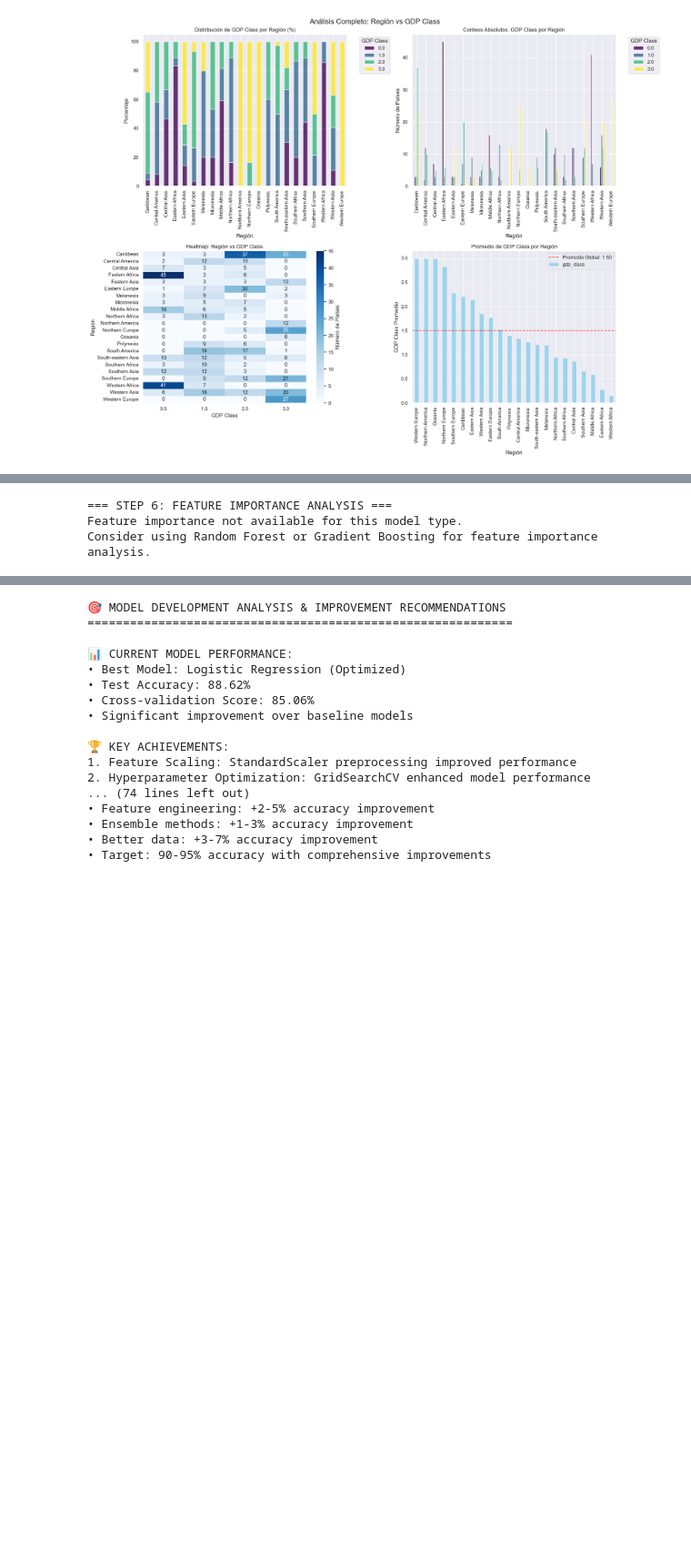
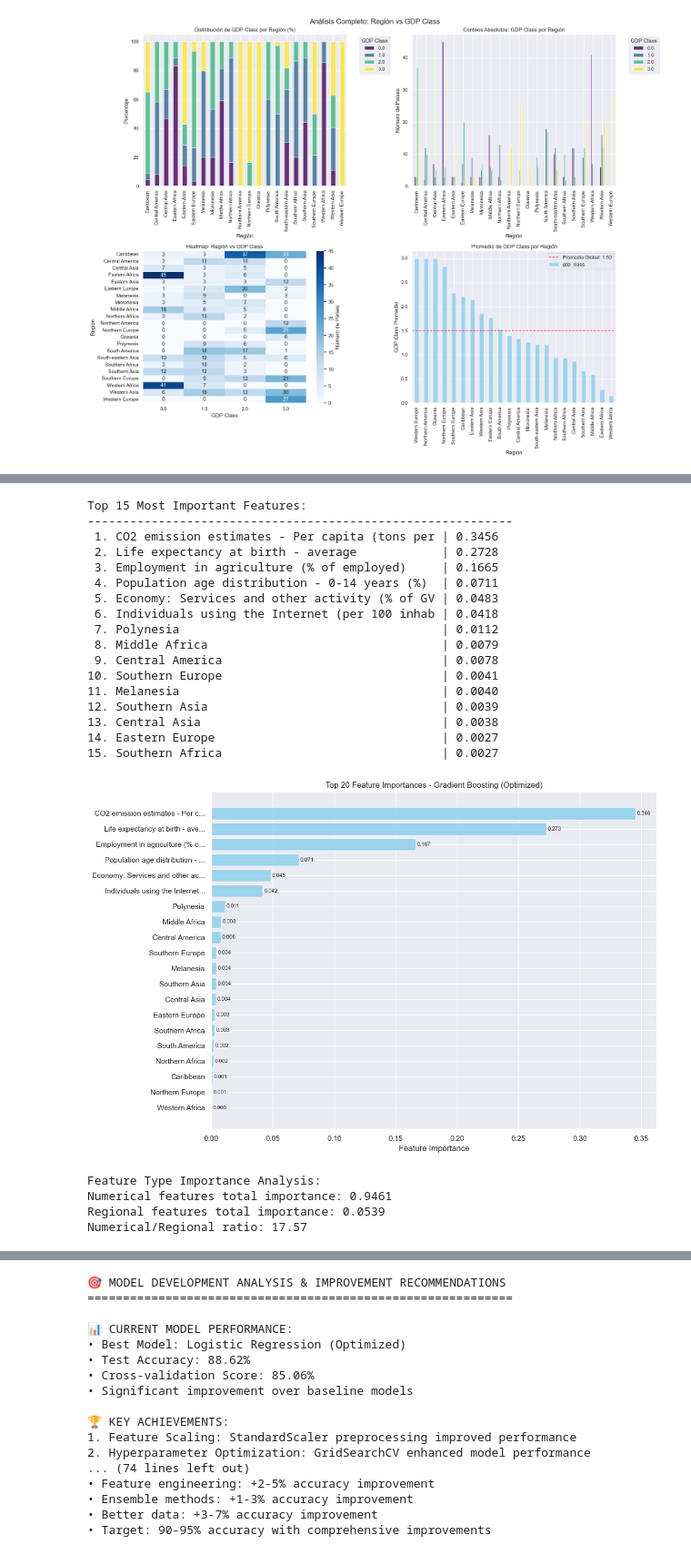
Before and after one commit to Kenji721/UN_data_Analysis, a Jupyter notebook: notebooks/4.MODEL_classification.ipynb, the cells around one changed output, grey strips where cells are left out. Shown at 91% size. Drawn from its saved outputs; the diff is of its cells as text; code cells hidden in the pictures; blank space fills up the shorter version.

```diff
--- a/notebooks/4.MODEL_classification.ipynb
+++ b/notebooks/4.MODEL_classification.ipynb
@@ -1196,8 +1130,7 @@ Class 1 (Low-Medium GDP): Precision, Recall, F1-score
 Class 2 (Medium-High GDP): Precision, Recall, F1-score
 Class 3 (Highest GDP): Precision, Recall, F1-score
 # %%
-# 6. FEATURE IMPORTANCE ANALYSIS
-print("=== STEP 6: FEATURE IMPORTANCE ANALYSIS ===")
+# Feature Importance
 
 # Get the best model for feature importance
 best_model_obj = None
@@ -1236,35 +1169,54 @@ if best_model_obj and hasattr(best_model_obj, 'feature_importances_'):
 
     bars = plt.barh(range(len(top_20_features)), top_20_features['importance'], color='skyblue', alpha=0.8)
     plt.yticks(range(len(top_20_features)),
                [name[:30] + '...' if len(name) > 30 else name for name in top_20_features['feature']])
     plt.xlabel('Feature Importance')
     plt.title(f'Top 20 Feature Importances - {best_model_name}')
     plt.gca().invert_yaxis()
 
     # Add importance values on bars
     for i, (bar, imp) in enumerate(zip(bars, top_20_features['importance'])):
         plt.text(bar.get_width() + 0.001, bar.get_y() + bar.get_height()/2,
                  f'{imp:.3f}', ha='left', va='center', fontsize=8)
 
     plt.tight_layout()
     plt.show()
 
     # Feature type analysis
-    numerical_features = [f for f in feature_names if f in x_features]
-    regional_features = [f for f in feature_names if f not in x_features]
+    numerical_features = [f for f in feature_names if f in top_features]
+    regional_features = [f for f in feature_names if f not in top_features]
 
     numerical_importance = importance_df[importance_df['feature'].isin(numerical_features)]['importance'].sum()
     regional_importance = importance_df[importance_df['feature'].isin(regional_features)]['importance'].sum()
 
     print(f"\nFeature Type Importance Analysis:")
     print(f"Numerical features total importance: {numerical_importance:.4f}")
     print(f"Regional features total importance: {regional_importance:.4f}")
     print(f"Numerical/Regional ratio: {numerical_importance/regional_importance:.2f}")
 
 else:
     print("Feature importance not available for this model type.")
     print("Consider using Random Forest or Gradient Boosting for feature importance analysis.")
 # %% [output]
-=== STEP 6: FEATURE IMPORTANCE ANALYSIS ===
-Feature importance not available for this model type.
-Consider using Random Forest or Gradient Boosting for feature importance analysis.
+Top 15 Most Important Features:
+------------------------------------------------------------
+ 1. CO2 emission estimates - Per capita (tons per | 0.3456
+ 2. Life expectancy at birth - average            | 0.2728
+ 3. Employment in agriculture (% of employed)     | 0.1665
+ 4. Population age distribution - 0-14 years (%)  | 0.0711
+ 5. Economy: Services and other activity (% of GV | 0.0483
+ 6. Individuals using the Internet (per 100 inhab | 0.0418
+ 7. Polynesia                                     | 0.0112
+ 8. Middle Africa                                 | 0.0079
+ 9. Central America                               | 0.0078
+10. Southern Europe                               | 0.0041
+11. Melanesia                                     | 0.0040
+12. Southern Asia                                 | 0.0039
+13. Central Asia                                  | 0.0038
+14. Eastern Europe                                | 0.0027
+15. Southern Africa                               | 0.0027
+[figure, added]
+Feature Type Importance Analysis:
+Numerical features total importance: 0.9461
+Regional features total importance: 0.0539
+Numerical/Regional ratio: 17.57
```
Also changed, not shown: parts of 35 cells of this notebook.
